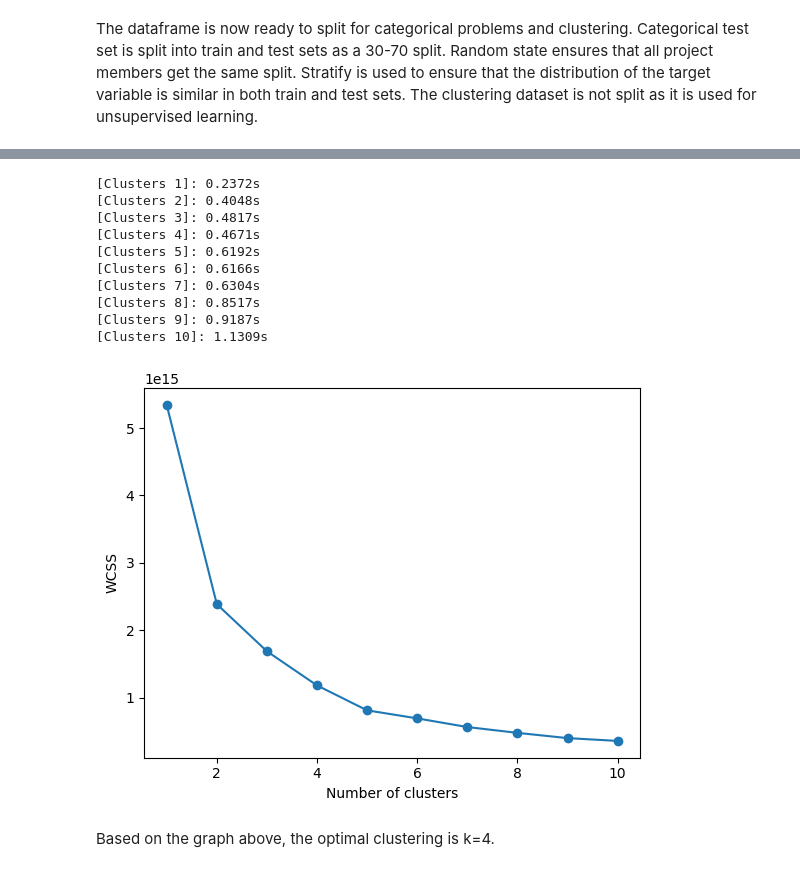
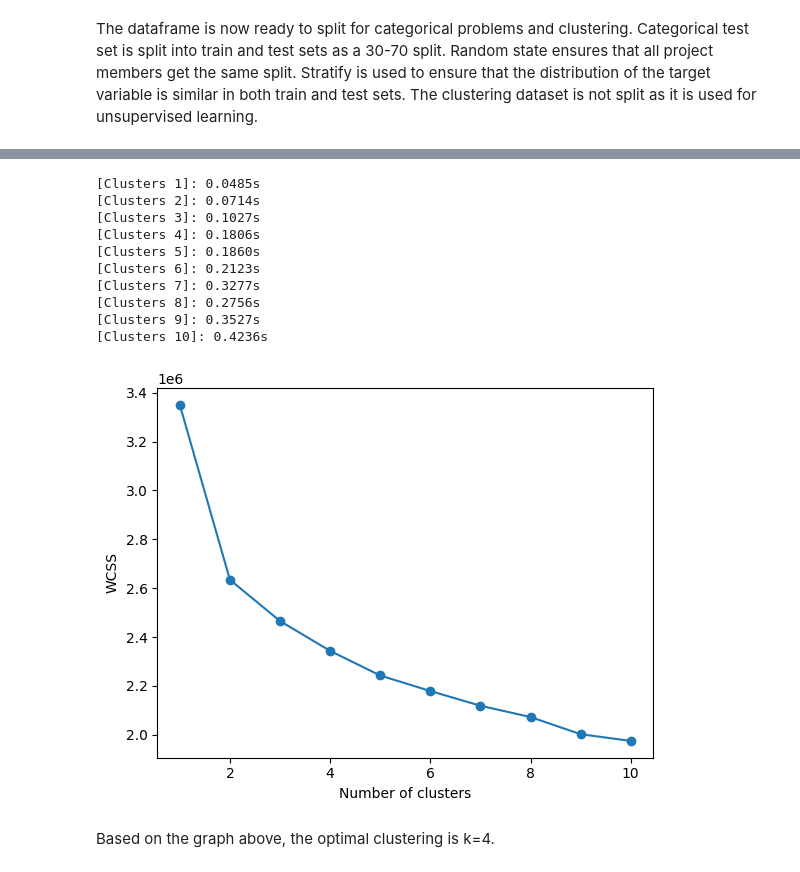
Before and after one commit to nealukumies/dml-project, a Jupyter notebook: traffic_accident_analysis.ipynb, the cells around one changed output, grey strips where cells are left out. Drawn from its saved outputs; the diff is of its cells as text; code cells hidden in the pictures.

Commit message:
Simple visualization

```diff
--- a/traffic_accident_analysis.ipynb
+++ b/traffic_accident_analysis.ipynb
@@ -405,35 +417,42 @@ clustering_df = combined_df.drop(columns=["Vakavuusko"])
 # %%
 # Clustering model (initial testing)
 from sklearn.cluster import KMeans
+from sklearn.preprocessing import StandardScaler
 import time
 
+scaler = StandardScaler()
+X_scaled = scaler.fit_transform(X)
+X_train_scaled = scaler.fit_transform(X_train)
+X_test_scaled = scaler.transform(X_test)
 # Find optimal number of clusters
+max_clusters_test = 11
 wcss = []
-for k in range(1, 11):
+for k in range(1, max_clusters_test):
     start_time = time.time()
-    model = KMeans(init='random', n_clusters=k, random_state=42).fit(clustering_df)
+    model = KMeans(init='random', n_clusters=k, random_state=42)
+    model.fit(X_scaled)
     wcss.append(model.inertia_)
     end_time = time.time()
     total_time = end_time - start_time
     print(f"[Clusters {k}]: {total_time:.4f}s")
 # %% [output]
-[Clusters 1]: 0.2372s
-[Clusters 2]: 0.4048s
-[Clusters 3]: 0.4817s
-[Clusters 4]: 0.4671s
-[Clusters 5]: 0.6192s
-[Clusters 6]: 0.6166s
-[Clusters 7]: 0.6304s
-[Clusters 8]: 0.8517s
-[Clusters 9]: 0.9187s
-[Clusters 10]: 1.1309s
+[Clusters 1]: 0.0485s
+[Clusters 2]: 0.0714s
+[Clusters 3]: 0.1027s
+[Clusters 4]: 0.1806s
+[Clusters 5]: 0.1860s
+[Clusters 6]: 0.2123s
+[Clusters 7]: 0.3277s
+[Clusters 8]: 0.2756s
+[Clusters 9]: 0.3527s
+[Clusters 10]: 0.4236s
 # %%
 # Elbow method for finding optimal number of clusters
-plt.plot(range(1, 11), wcss, 'o-')
+plt.plot(range(1, max_clusters_test), wcss, 'o-')
 plt.xlabel('Number of clusters')
 plt.ylabel('WCSS')
 plt.show()
 # %% [output]
-[figure, old version]
+[figure, new version]
 # %% [markdown]
 Based on the graph above, the optimal clustering is k=4.
```
Also changed, not shown: parts of 9 cells of this notebook.
